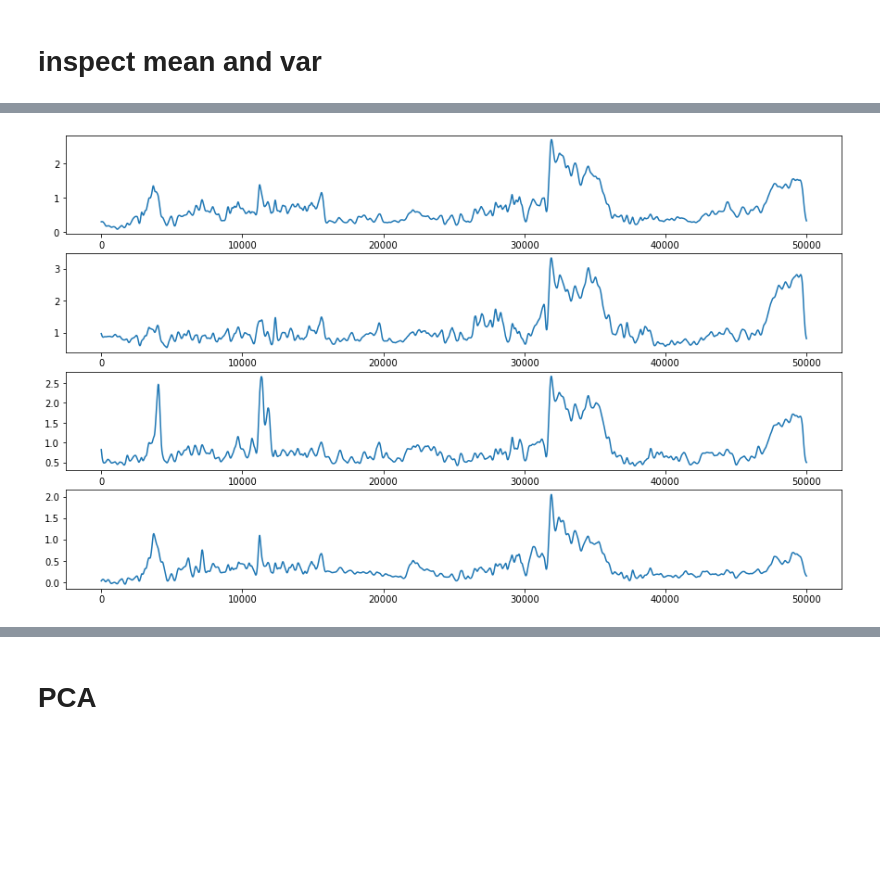
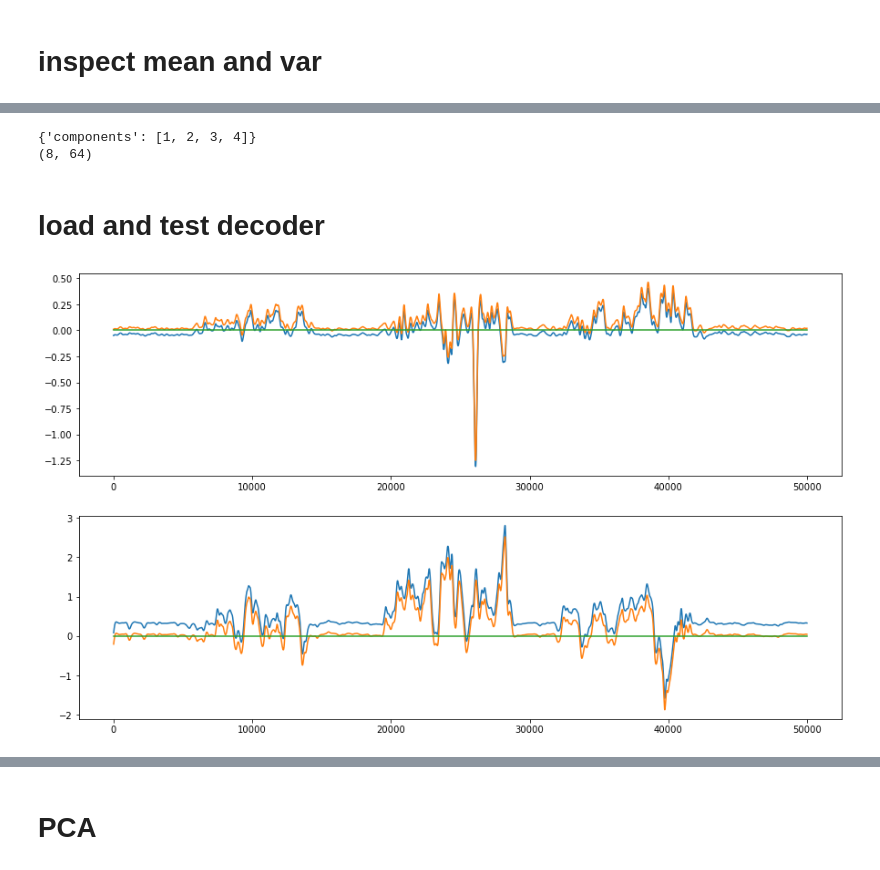
Before and after one commit to spewil/kyberphysics, a Jupyter notebook: notebooks/mappings.ipynb, the cells around one changed output, grey strips where cells are left out. Drawn from its saved outputs; the diff is of its cells as text; code cells hidden in the pictures; blank space fills up the shorter version.

```diff
--- a/notebooks/mappings.ipynb
+++ b/notebooks/mappings.ipynb
@@ -412,7 +520,9 @@ plt.plot([0,1e5],[0,0])
 # %%
 num_nmf_components = 8
-nmf_model = NMF(n_components=num_nmf_components, max_iter=500, l1_ratio=0.3, regularization="transformation")
+nmf_model = NMF(n_components=num_nmf_components, max_iter=500, l1_ratio=0.9, regularization="transformation")
 nmf_model.fit(filtered_calibration_data)
 nmf_components = nmf_model.components_
-print(nmf_components.shape)
+factors = nmf_model.transform(filtered_calibration_data)
+print("components: ", nmf_components.shape)
+print("factors: ", factors.shape)
 # %% [output]
@@ -420,6 +531,9 @@ print(nmf_components.shape)
 # %%
 norms = np.linalg.norm(nmf_components,axis=1).reshape(num_nmf_components,1)
-print(norms)
 normalized_nmf_components = np.divide(nmf_components, norms)
-normalized_nmf_components.shape
+print(normalized_nmf_components.shape)
+
+factor_norms = np.linalg.norm(factors,axis=0)
+normalized_factors = np.divide(factors,factor_norms)
+print(normalized_factors.shape)
 # %% [output]
@@ -440,0 +542,10 @@ plt.imshow(normalized_nmf_components@normalized_nmf_components.T)
+# %%
+fig, axes = plt.subplots(1,2)
+
+# mode covariance
+axes[0].imshow(normalized_nmf_components@normalized_nmf_components.T,vmin=0,vmax=1,cmap="jet")
+
+# factor covariance
+c = normalized_factors.T@normalized_factors
+print(c.min(),c.max())
+axes[1].imshow(c,vmin=0,vmax=1,cmap="jet")
@@ -441,6 +556,7 @@ plt.imshow(normalized_nmf_components@normalized_nmf_components.T)
 # %%
 fig, axes = plt.subplots(1,num_nmf_components)
 for i, (ax, c) in enumerate(zip(axes,normalized_nmf_components)):
-    ax.imshow(c.reshape(8,8))
+    ax.imshow(c.reshape(8,8),vmin=0,vmax=1,cmap="jet")
     ax.set_title(i)
+print(np.min(normalized_nmf_components),np.max(normalized_nmf_components))
 # %% [output]
@@ -450,7 +593,35 @@ component_idxs = [1,2,3,4]
+# %%
+subject_metadata = subject_metadata_folder/"metadata.json"
+
+subject_metadata_dict = utils.get_subject_metadata("self_test",subject)
+print(subject_metadata_dict)
+subject_metadata_dict.update({"components":component_idxs})
+
+with open(str(subject_metadata), mode="w") as fp:
+    json.dump(subject_metadata_dict, fp)
+
+
+with open(subject_metadata_folder/"nmf_model.pkl", 'wb') as fp:
+    pickle.dump(nmf_model, fp)
+
+with open(subject_metadata_folder/"nmf_model.pkl", 'rb') as fp:
+    m = pickle.load(fp)
+print(m.components_.shape)
+# %% [output]
+{'components': [1, 2, 3, 4]}
+(8, 64)
+# %% [markdown]
+# load and test decoder
 # %%
-fig, axes = plt.subplots(len(component_idxs),1)
-for ax, c in zip(axes,normalized_nmf_components[component_idxs]):
-    baseline = np.dot(c,filtered_center_hold_data.T-offsets)
-    ax.plot(baseline[0:50000])
+decoder = utils.load_array_from_disk(subject_metadata_folder/"decoder.bin").reshape(6,64)
+
+# 2D preview
+fig, axes = plt.subplots(2,1)
+for ax, c in zip(axes,decoder[-2:]):
+    baseline = np.dot(c,filtered_center_hold_data.T)
+    ax.plot(baseline[:50000])
+    baseline = np.dot(c,offset_center_hold_data.T)
+    ax.plot(baseline[:50000])
+    ax.plot([0,50000],[0,0])
 # %% [output]
-[figure, old version]
+[figure, new version]
```
Also changed, not shown: parts of 55 cells of this notebook, 29 other files.
